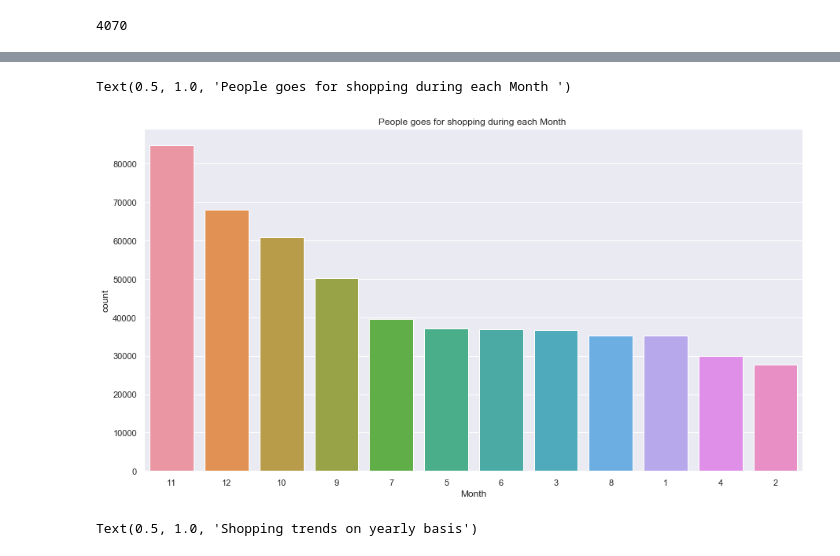
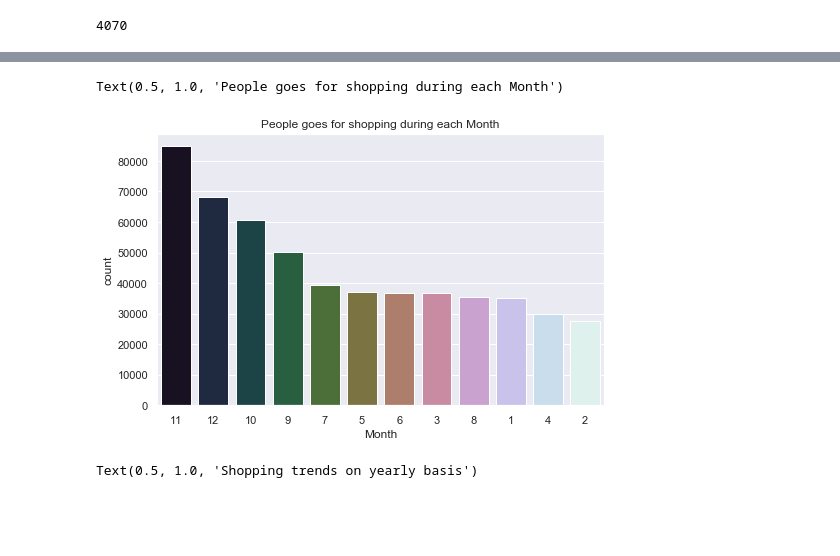
Before and after one commit to arnavdutta/Market-Basket-Analysis, a Jupyter notebook: market-basket-analysis.ipynb, the cells around one changed output, grey strips where cells are left out. Saved outputs shown, nothing was run; the diff lists cells and outputs as text; code cells hidden in the pictures; blank space fills up the shorter version.

```diff
--- a/market-basket-analysis.ipynb
+++ b/market-basket-analysis.ipynb
@@ -184,10 +191,10 @@ Text(0.5, 1.0, 'People goes for shopping on each days of the week')
 # %%
-plt.figure(figsize=(15,8))
-sns.countplot(x='Month', data=df, order = df['Month'].value_counts().index)
-plt.title("People goes for shopping during each Month ")
+plt.figure(figsize=(8,5))
+sns.countplot(x='Month', data=df, order = df['Month'].value_counts().index, palette='cubehelix')
+plt.title("People goes for shopping during each Month")
 # %% [output]
-Text(0.5, 1.0, 'People goes for shopping during each Month ')
+Text(0.5, 1.0, 'People goes for shopping during each Month')
-[figure, old version]
+[figure, new version]
 # %%
 sns.countplot(x= "Year", data= df, palette='RdYlGn_r')
 plt.title("Shopping trends on yearly basis")
```
Also changed, not shown: parts of 22 cells of this notebook.
